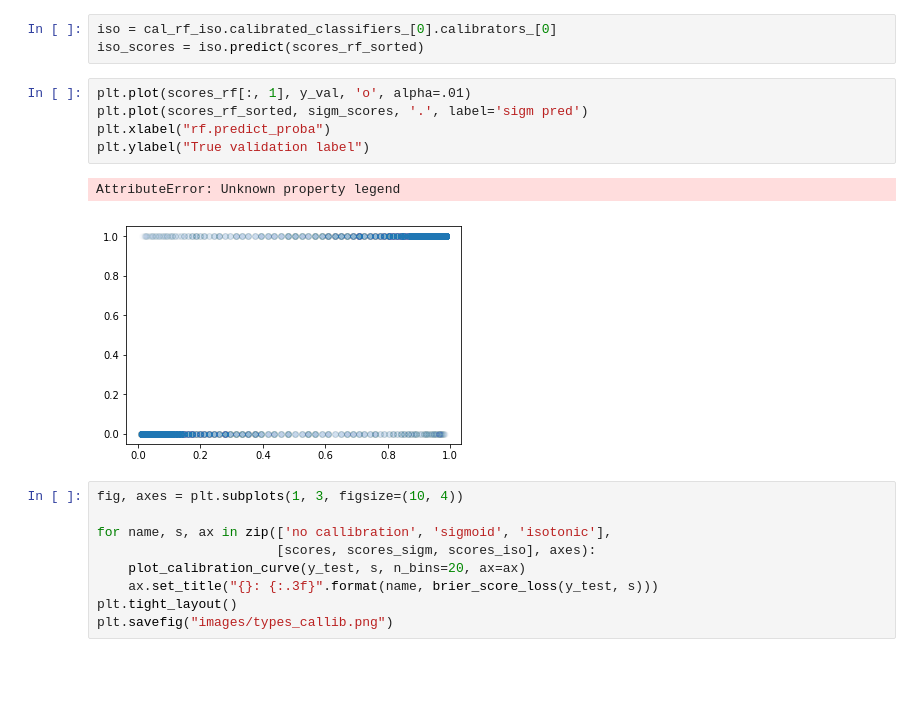
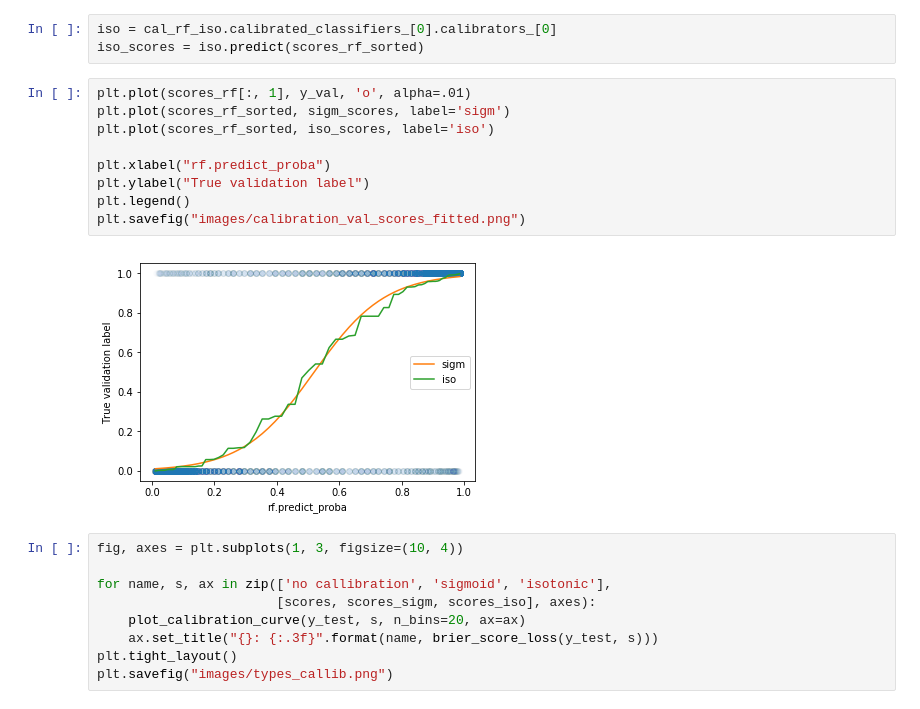
Before and after one commit to amueller/COMS4995-s19, a Jupyter notebook: slides/aml-09-gradient-boosting-calibration/aml-11-calibration.ipynb, the cells around one changed output. Cells and saved outputs as stored; diff of their text form; blank space fills up the shorter version.

Commit message:
notebook calibration update

```diff
--- a/slides/aml-09-gradient-boosting-calibration/aml-11-calibration.ipynb
+++ b/slides/aml-09-gradient-boosting-calibration/aml-11-calibration.ipynb
@@ -181,12 +181,15 @@ iso = cal_rf_iso.calibrated_classifiers_[0].calibrators_[0]
 iso_scores = iso.predict(scores_rf_sorted)
 # %%
 plt.plot(scores_rf[:, 1], y_val, 'o', alpha=.01)
-plt.plot(scores_rf_sorted, sigm_scores, '.', label='sigm pred')
+plt.plot(scores_rf_sorted, sigm_scores, label='sigm')
+plt.plot(scores_rf_sorted, iso_scores, label='iso')
+
 plt.xlabel("rf.predict_proba")
 plt.ylabel("True validation label")
+plt.legend()
+plt.savefig("images/calibration_val_scores_fitted.png")
 # %% [output]
-AttributeError: Unknown property legend
-[figure, old version]
+[figure, new version]
 # %%
 fig, axes = plt.subplots(1, 3, figsize=(10, 4))
 
```
